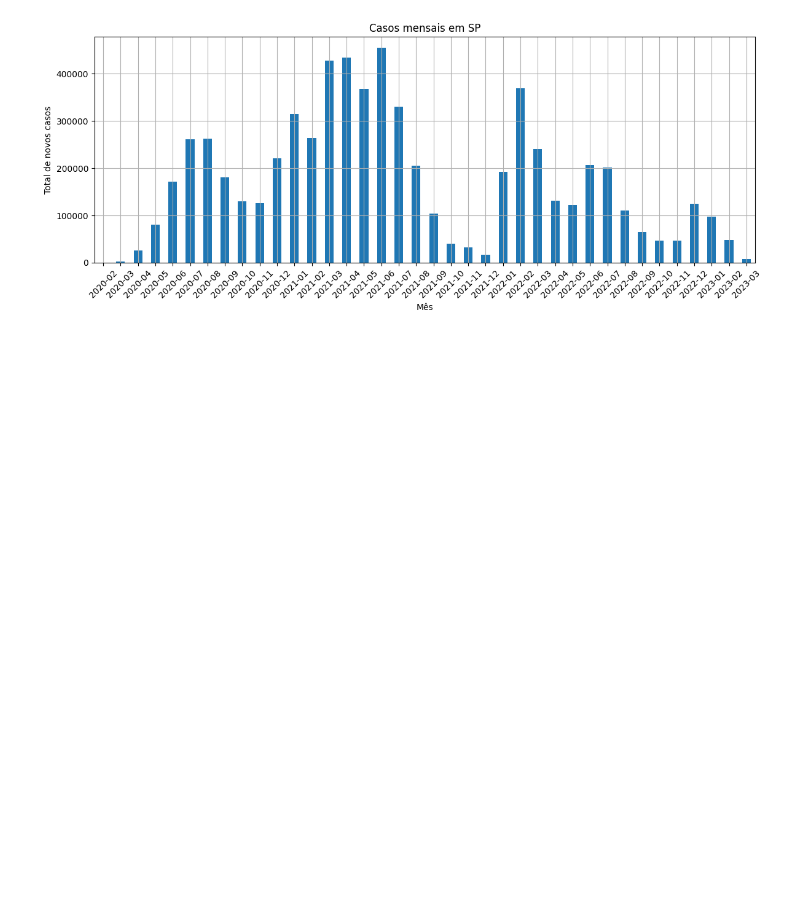
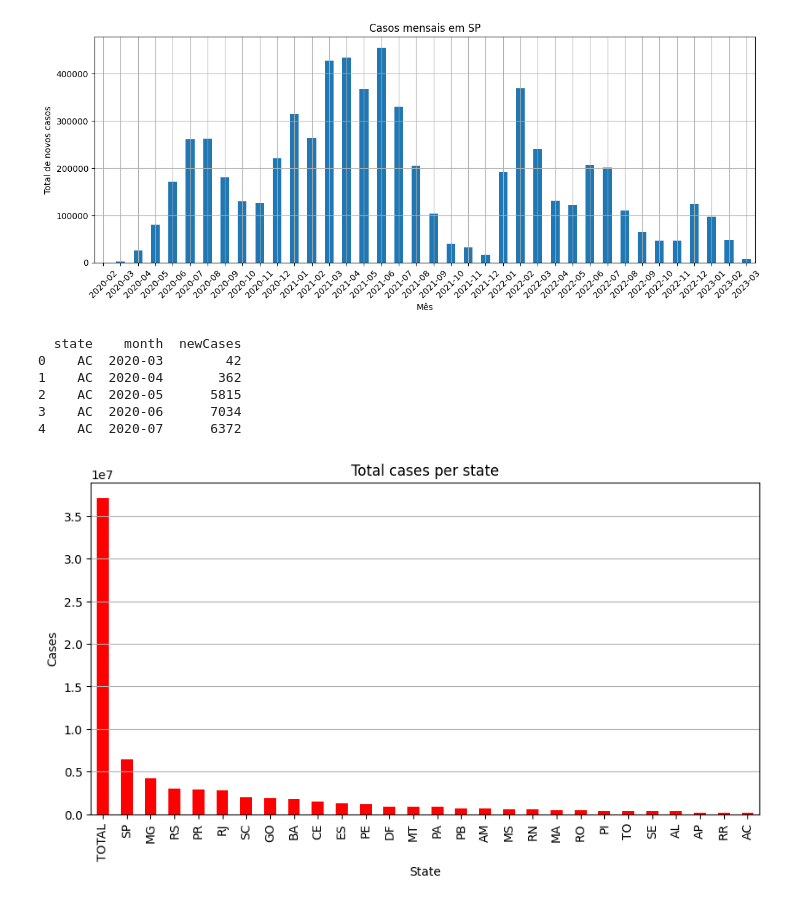
Before and after one commit to Cutieri/covid19-data-analysis, a Jupyter notebook: covid_analysis.ipynb, the cells around one changed output. Cells and saved outputs as stored; diff of their text form; code cells hidden in the pictures; blank space fills up the shorter version.

Commit message:
making graphics

```diff
--- a/covid_analysis.ipynb
+++ b/covid_analysis.ipynb
@@ -132,3 +134,21 @@ plt.tight_layout()
 plt.show()
 # %% [output]
 [figure]
+# %%
+df['month'] = df['date'].dt.to_period('M')
+
+casos_estados = df.groupby(['state', 'month'])['newCases'].sum().reset_index()
+
+print(casos_estados.head())
+# %% [output]
+  state    month  newCases
+0    AC  2020-03        42
+1    AC  2020-04       362
+2    AC  2020-05      5815
+3    AC  2020-06      7034
+4    AC  2020-07      6372
+# %%
+totalplot = PlotTotalPerState(df)
+df_total_cases = totalplot.plotTotal()
+# %% [output]
+[figure, added]
```
Also changed, not shown: parts of 2 cells of this notebook, 1 other file.
